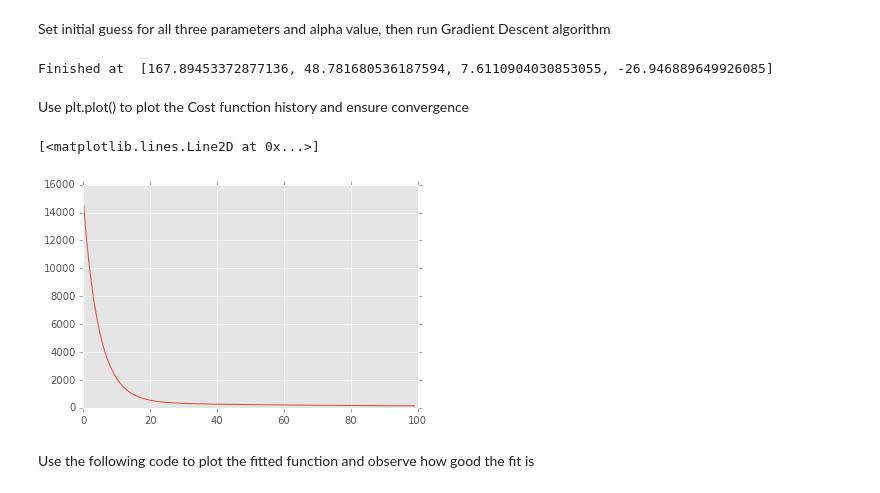
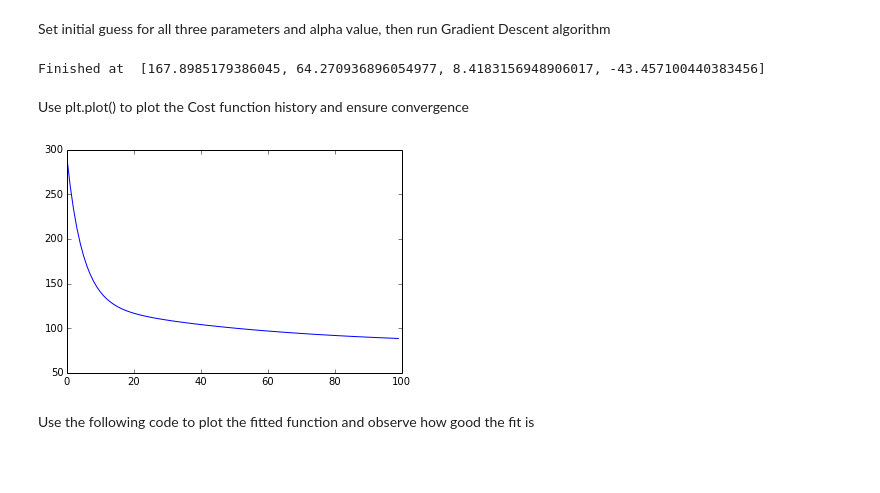
Before and after one commit to clibbon/training, a Jupyter notebook: Machine Learning/Exercises/Linear Regression with Multiple Features.ipynb, the cells around one changed output. Cells and saved outputs as stored; diff of their text form; code cells hidden in the pictures; blank space fills up the shorter version.

```diff
--- a/Machine Learning/Exercises/Linear Regression with Multiple Features.ipynb
+++ b/Machine Learning/Exercises/Linear Regression with Multiple Features.ipynb
@@ -227,23 +227,23 @@ def GradDescent(theta_0,theta_1,theta_2,theta_3,alpha,num_iters):
 # %% [markdown]
 Set initial guess for all three parameters and alpha value, then run Gradient Descent algorithm
 # %%
-theta_0_guess = #TYPE HERE#
-theta_1_guess = #TYPE HERE#
-theta_2_guess = #TYPE HERE#
-theta_3_guess = #TYPE HERE#
+theta_0_guess = 150;
+theta_1_guess = 50;
+theta_2_guess = 7;
+theta_3_guess = -30;
 alpha = 0.1
 num_iters = 100
 
 theta_0, theta_1, theta_2, theta_3, C_history = GradDescent(theta_0_guess,theta_1_guess,theta_2_guess,theta_3_guess,alpha,num_iters)
 # %% [output]
-Finished at  [167.89453372877136, 48.781680536187594, 7.6110904030853055, -26.946889649926085]
+Finished at  [167.8985179386045, 64.270936896054977, 8.4183156948906017, -43.457100440383456]
 # %% [markdown]
 Use plt.plot() to plot the Cost function history and ensure convergence
-# %%
-plt.plot(#TYPE HERE#)
-# %% [output]
-[<matplotlib.lines.Line2D at 0x...>]
-[figure, removed]
+# %%
+#[167.89453372877136, 48.781680536187594, 7.6110904030853055, -26.946889649926085]
+plt.plot(C_history);
+# %% [output]
+[figure, added]
 # %% [markdown]
 Use the following code to plot the fitted function and observe how good the fit is
 # %%
```
Also changed, not shown: parts of 3 cells of this notebook.
